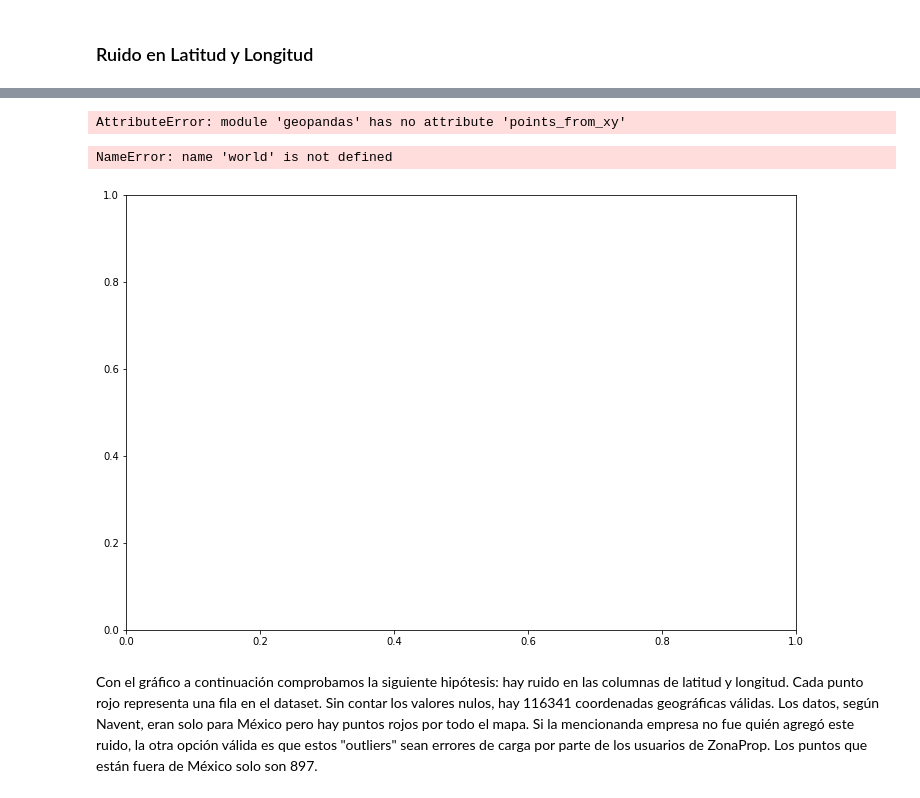
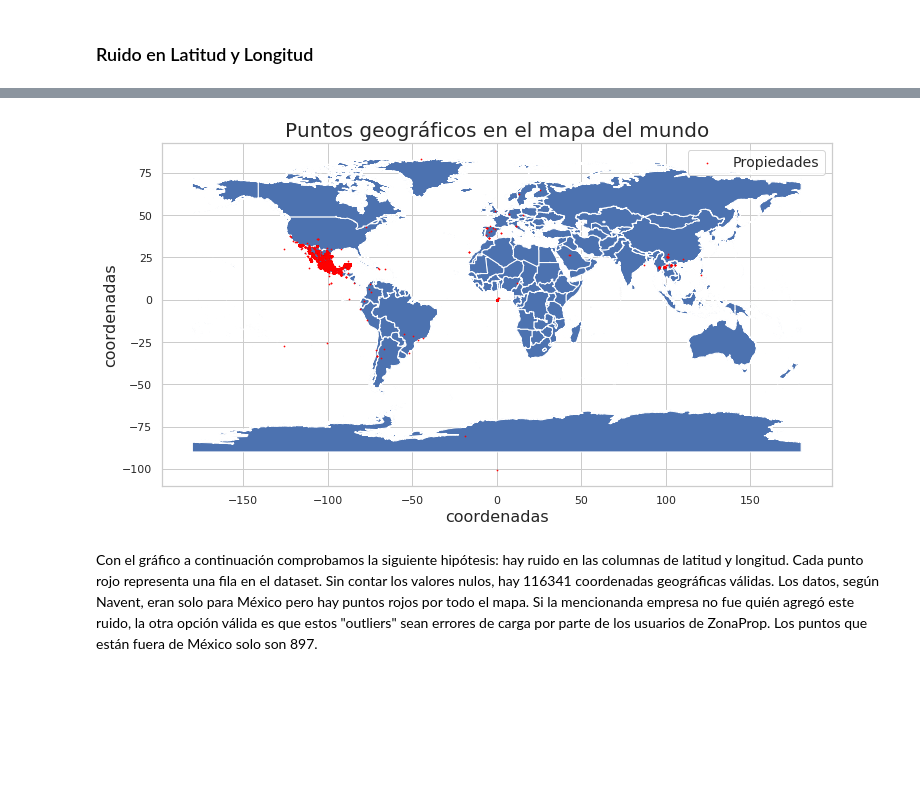
Before and after one commit to blukitas/groupby-banco-, a Jupyter notebook: Tp1/Tp-Final.ipynb, the cells around one changed output, grey strips where cells are left out. Cells and saved outputs as stored; diff of their text form; code cells hidden in the pictures; blank space fills up the shorter version.

```diff
--- a/Tp1/Tp-Final.ipynb
+++ b/Tp1/Tp-Final.ipynb
@@ -155,19 +148,26 @@ puntos_mexico = gpd.sjoin(mex_countrie,zonaprop_gpd,how="right", on=)
-# %%
-zonaprop_gpd = df.dropna(subset=['lat','lng'])
-zonaprop_gpd = gpd.GeoDataFrame(zonaprop_gpd,geometry=gpd.points_from_xy(zonaprop_gpd.lng,zonaprop_gpd.lat))
-# %% [output]
-AttributeError: module 'geopandas' has no attribute 'points_from_xy'
+# %%
+mex_states = gpd.read_file(states_data,encoding='utf-8')
+world = gpd.read_file(countries_data,enconding='utf-8')
+mex_states = mex_states.loc[mex_states['admin']=='Mexico']
+mex_countrie = world.loc[world['ADMIN']=='Mexico'].geometry
+mex_countrie = gpd.GeoDataFrame(mex_countrie)
+
+zonaprop_gpd = df.dropna(subset=['lat','lng'])
+zonaprop_gpd = gpd.GeoDataFrame(zonaprop_gpd,geometry=gpd.points_from_xy(zonaprop_gpd.lng,zonaprop_gpd.lat))
+
+puntos_mexico = gpd.sjoin(mex_countrie,zonaprop_gpd,how="right")
 # %%
 fig, ax = plt.subplots(figsize=(12,8))
 world.plot(ax=ax,edgecolor='white')
 zonaprop_gpd.plot(color='red',markersize=0.5,ax=ax)
 ax.set_title("Puntos geográficos en el mapa del mundo", fontsize=20, y=1.02)
-ax.legend(['Propiedades'])
+ax.legend(['Propiedades'],prop={'size': 14})
+ax.set_xlabel("coordenadas", fontsize=16)
+ax.set_ylabel("coordenadas", fontsize=16)
 plt.savefig('images/01-mapamundi_todos_puntos.png')
 plt.show()
 # %% [output]
-NameError: name 'world' is not defined
-[figure, old version]
+[figure, new version]
 # %% [markdown]
 Con el gráfico a continuación comprobamos la siguiente hipótesis: hay ruido en las columnas de latitud y longitud.
 Cada punto rojo representa una fila en el dataset. Sin contar los valores nulos, hay 116341 coordenadas geográficas válidas.
```
Also changed, not shown: parts of 19 cells of this notebook.
